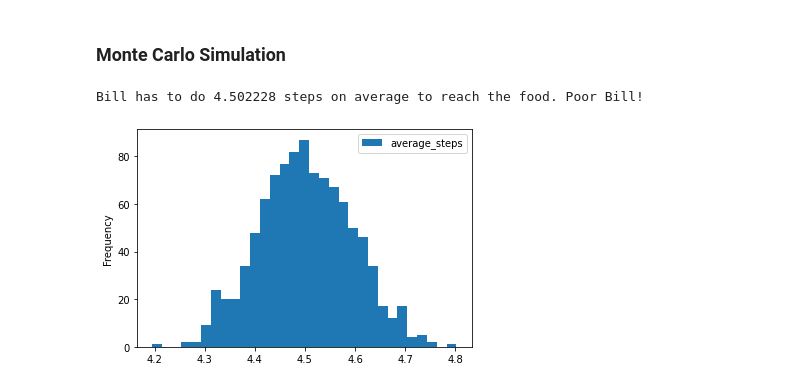
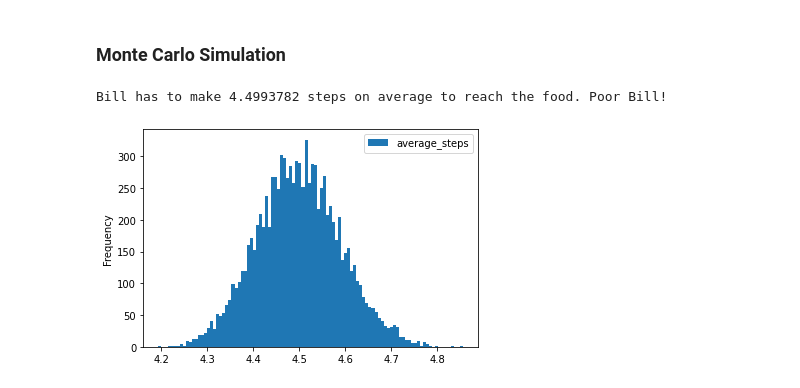
Before and after one commit to RiccardoRonz/ant, a Jupyter notebook: run_ant.ipynb, the cells around one changed output. Cells and saved outputs as stored; diff of their text form; code cells hidden in the pictures.

```diff
--- a/run_ant.ipynb
+++ b/run_ant.ipynb
@@ -19,7 +26,7 @@ def boundary_2(x, y):
 # %% [markdown]
 ## Initialize Bill
 # %%
-bill = Ant(boundary_function=boundary_1, workers=7)
+bill = Ant(boundary_function=boundary_1, x0=0, y0=0, workers=8)
 print('Below are the admissible transition points')
 bill.show_transition_points()
 # %% [output]
@@ -101,10 +57,10 @@ data
 # %% [markdown]
 ### Monte Carlo Simulation
 # %%
-monte_carlo = bill.do_monte_carlo_avg_steps_multpross(n_samples=1000)
+monte_carlo = bill.do_monte_carlo_avg_steps(n_samples=10000)
 fig, ax = plt.subplots(1)
 monte_carlo.plot.hist(bins = int(np.floor(np.sqrt(len(monte_carlo)))), column = ['average_steps'], ax = ax)
 plt.show()
 # %% [output]
-Bill has to do 4.502228 steps on average to reach the food. Poor Bill!
+Bill has to make 4.4993782 steps on average to reach the food. Poor Bill!
-[figure, old version]
+[figure, new version]
```
Also changed, not shown: parts of 31 cells of this notebook, 3 other files.
